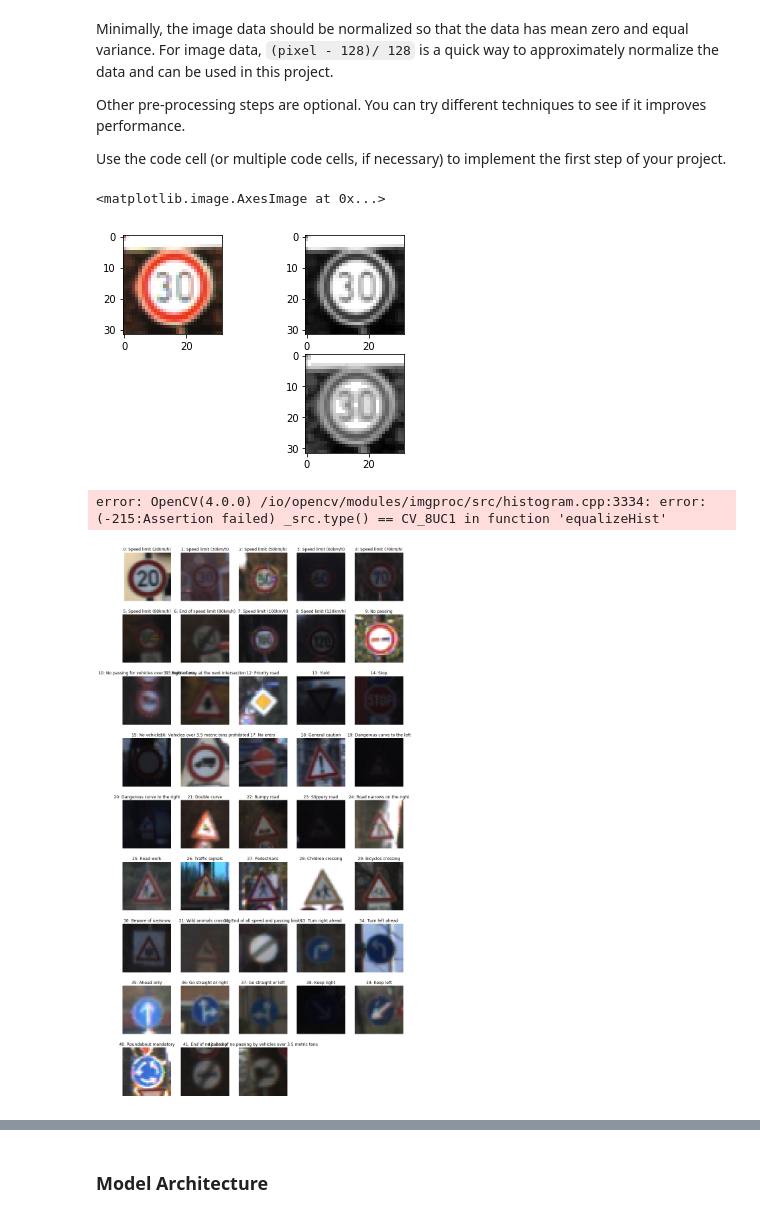
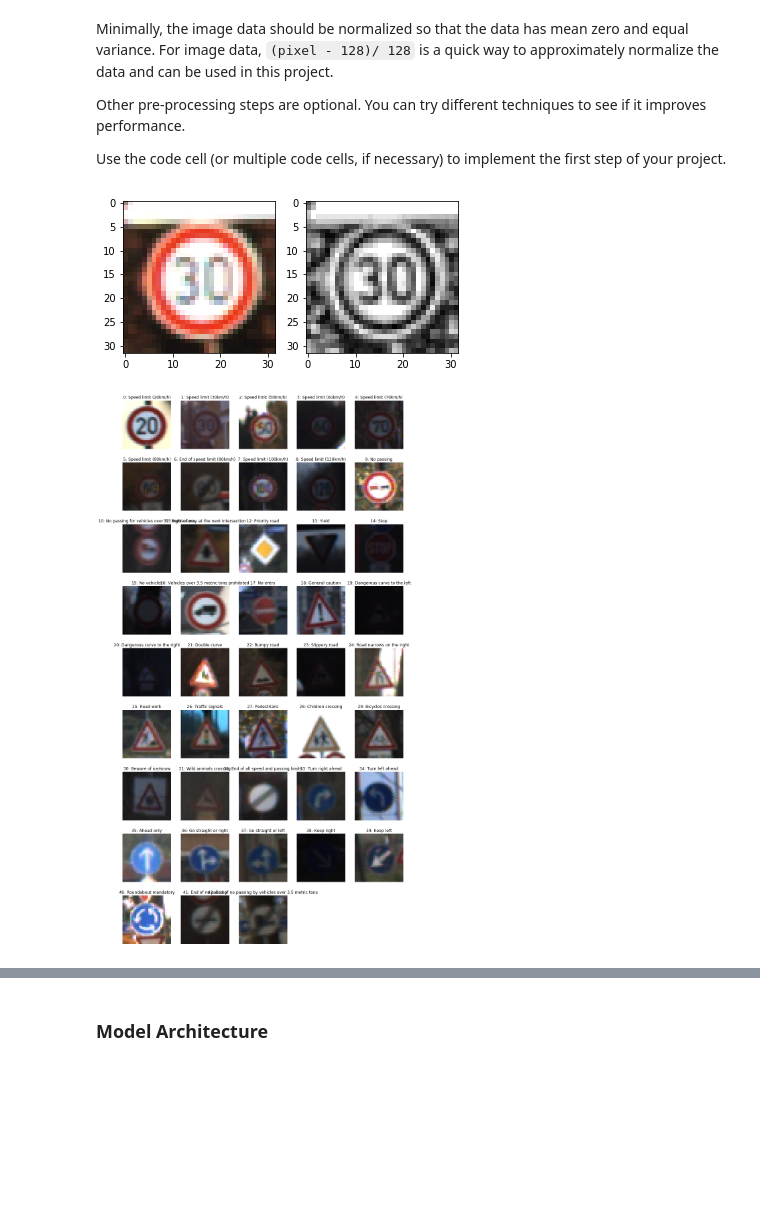
Before and after one commit to zhangjianxing/CarND-Traffic-Sign-Classifier-Project, a Jupyter notebook: Traffic_Sign_Classifier.ipynb, the cells around one changed output, grey strips where cells are left out. Saved outputs shown, nothing was run; the diff lists cells and outputs as text; code cells hidden in the pictures; blank space fills up the shorter version.

```diff
--- a/Traffic_Sign_Classifier.ipynb
+++ b/Traffic_Sign_Classifier.ipynb
@@ -173,24 +176,15 @@ def pre_process_image(img):
     return img
-# %%
-img = X_train[3000].copy()
-plt.subplot(2,2,1)
-plt.imshow(img)
-img = cv2.cvtColor(img, cv2.COLOR_BGR2GRAY)
-plt.subplot(2,2,2)
-plt.imshow(img, cmap='gray')
-img = cv2.equalizeHist(img)
-# plt.subplot(2,2,3)
-# plt.imshow(img, cmap='gray')
-# img = cv2.cvtColor(img, cv2.COLOR_GRAY2BGR)
-# plt.subplot(2,2,4)
-# plt.imshow(img)
-clahe = cv2.createCLAHE(clipLimit=2.0, tileGridSize=(8,8))
-cl1 = clahe.apply(img)
-plt.subplot(2,2,4)
-plt.imshow(img, cmap='gray')
-# %% [output]
-<matplotlib.image.AxesImage at 0x...>
-[figure, removed]
+# %%
+# example of preprocess
+img = X_train_imgs[3000].copy()
+plt.subplot(1,2,1)
+plt.imshow(img)
+plt.subplot(1,2,2)
+img = pre_process_image(img)
+plt.imshow(img, cmap='gray')
+plt.savefig('output/preprocessing_example.jpg')
+# %% [output]
+[figure, added]
 # %%
 # plot images
 import random
@@ -198,29 +192,19 @@ import numpy as np
 import matplotlib.pyplot as plt
 from collections import defaultdict
 %matplotlib inline
-
-X_train = np.array([pre_process_image(img) for img in X_train])
-X_valid = np.array([pre_process_image(img) for img in X_valid])
-X_test = np.array([pre_process_image(img) for img in X_test])
-
-
-from sklearn.utils import shuffle
-X_train, y_train = shuffle(X_train, y_train)
-# %% [output]
-error: OpenCV(4.0.0) /io/opencv/modules/imgproc/src/histogram.cpp:3334: error: (-215:Assertion failed) _src.type() == CV_8UC1 in function 'equalizeHist'
 # %%
 # plot image
 label_to_imgs = defaultdict(list)
 
-plt.figure(figsize=(15, 30))
-for image, label in zip(X_train, y_train):
+for image, label in zip(X_train_imgs, y_train):
     label_to_imgs[label].append(image)
 
+plt.figure(figsize=(15, 30))
 for label in range(len(label_to_imgs)):
     plt.subplot(9, 5, label+1)
     plt.title('%d: %s' % (label, lable_name_dict[label]))
-    plt.imshow(label_to_imgs[label][0])
+    plt.imshow(label_to_imgs[label][3])
     plt.axis('off')
 plt.savefig('output/all_type_of_signs.jpg')
 # %% [output]
-[figure, old version]
+[figure, new version]
```
Also changed, not shown: parts of 12 cells of this notebook, 10 other files.
